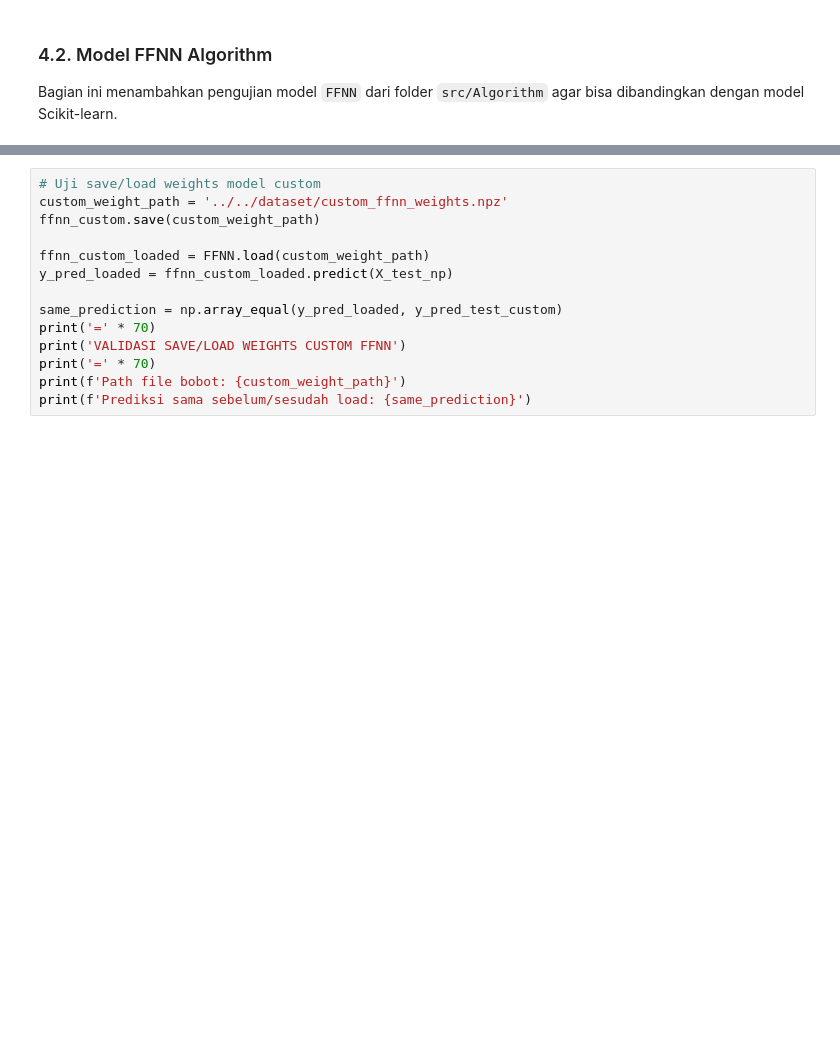
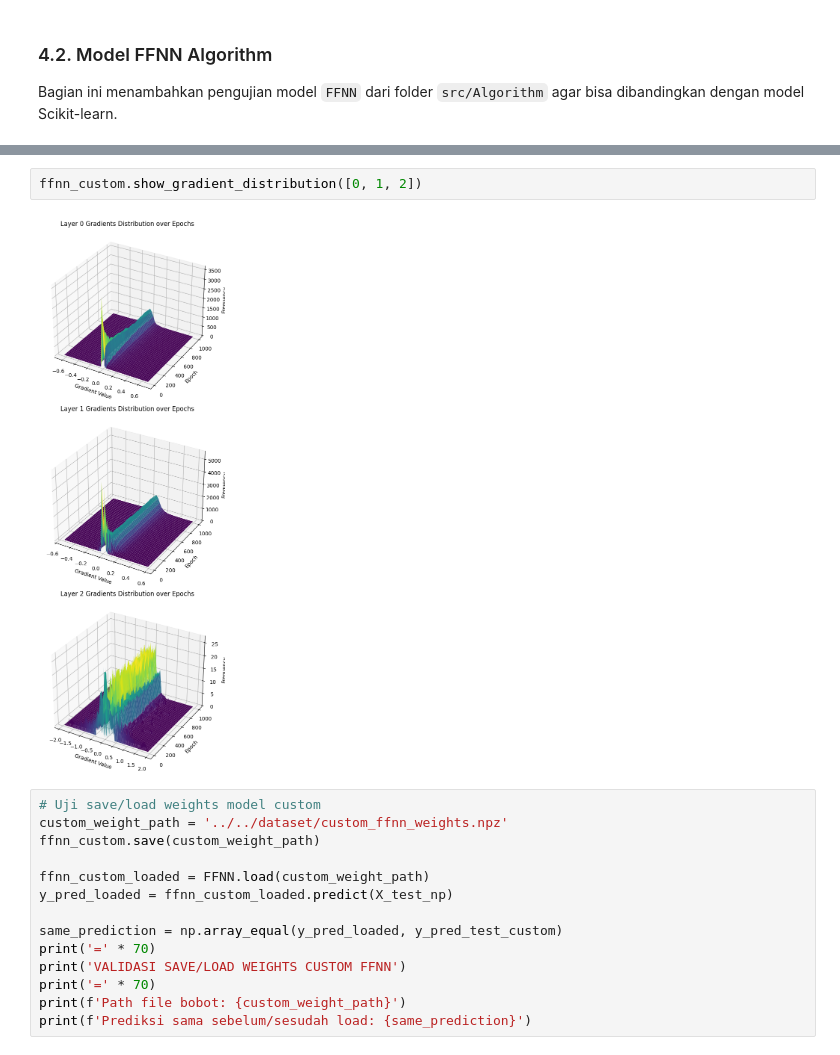
Before and after one commit to filbertengyo/IF3270_Tubes1_Machine-Love, a Jupyter notebook: src/Notebook/Tubes1.ipynb, the cells around one changed output, grey strips where cells are left out. Saved outputs shown, nothing was run; the diff lists cells and outputs as text; blank space fills up the shorter version.

```diff
--- a/src/Notebook/Tubes1.ipynb
+++ b/src/Notebook/Tubes1.ipynb
@@ -534,3 +538,7 @@ ffnn_custom.plot_loss()
+# %%
+ffnn_custom.show_gradient_distribution([0, 1, 2])
+# %% [output]
+[figure, added]
 # %%
 # Uji save/load weights model custom
 custom_weight_path = '../../dataset/custom_ffnn_weights.npz'
```
Also changed, not shown: parts of 3 cells of this notebook, 4 other files.
